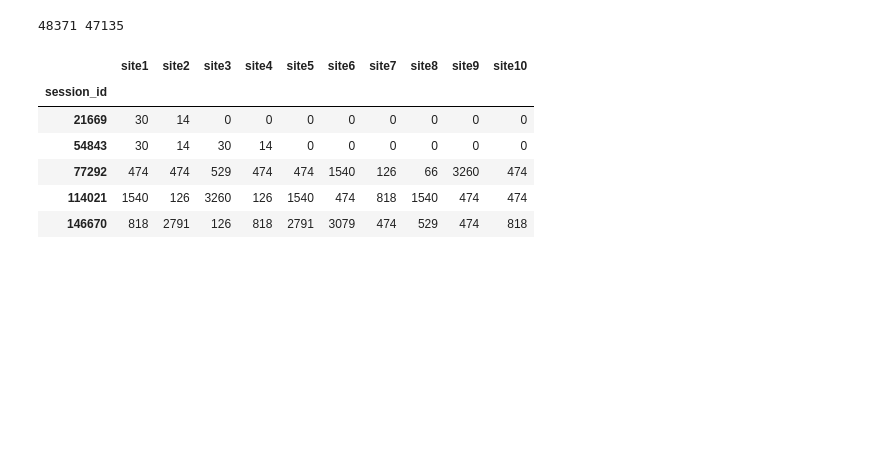
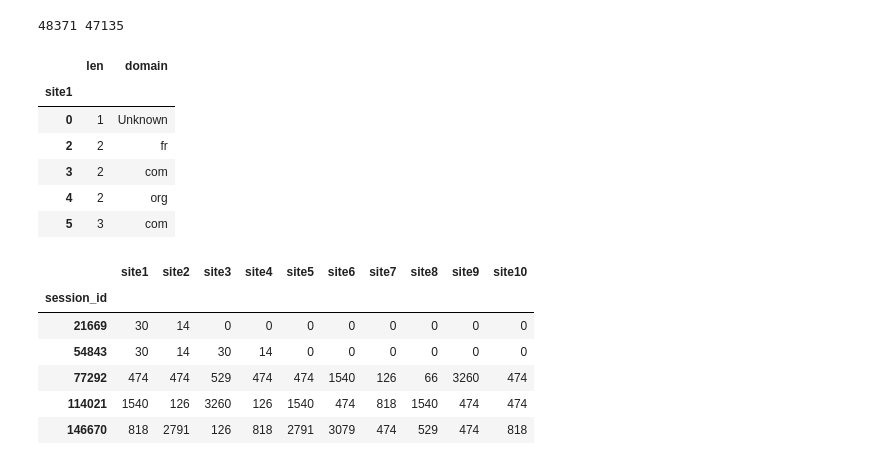
Before and after one commit to sitask/Spring2019_mlcourse.ai, a Jupyter notebook: alice_freeride.ipynb, the cells around one changed output. Saved outputs shown, nothing was run; the diff lists cells and outputs as text; code cells hidden in the pictures; blank space fills up the shorter version.

```diff
--- a/alice_freeride.ipynb
+++ b/alice_freeride.ipynb
@@ -184,3 +187,21 @@ print(len(list(site_dict.keys())), len(list(new_site_dict.keys())))
+# %%
+#adding 2 new features to the sites data
+new_dict['split'] = new_dict['site'].str.split('.')
+new_dict['len'] = new_dict['split'].map(lambda x: len(x)).astype(np.int8)
+new_dict['domain'] = new_dict['split'].map(lambda x: x[-1])
+
+new_dict.drop(['site','split'], inplace=True, axis=1)
+new_dict.index.rename('site1', inplace=True) # rename index for the future merge
+
+new_dict.head()
+# %% [output]
+|  | len | domain |
+| site1 |  |  |
+| 0 | 1 | Unknown |
+| 2 | 2 | fr |
+| 3 | 2 | com |
+| 4 | 2 | org |
+| 5 | 3 | com |
 # %%
 full_df[sites] = general_sites.apply(lambda ts: ts.map(new_site_dict)) #new coding
 
```
Also changed, not shown: parts of 42 cells of this notebook.
